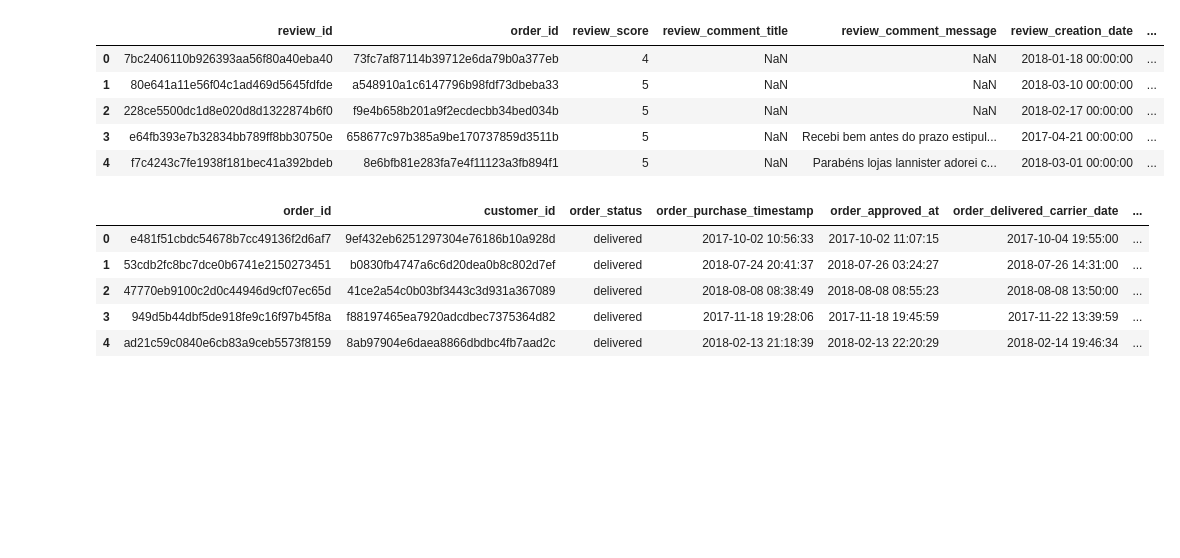
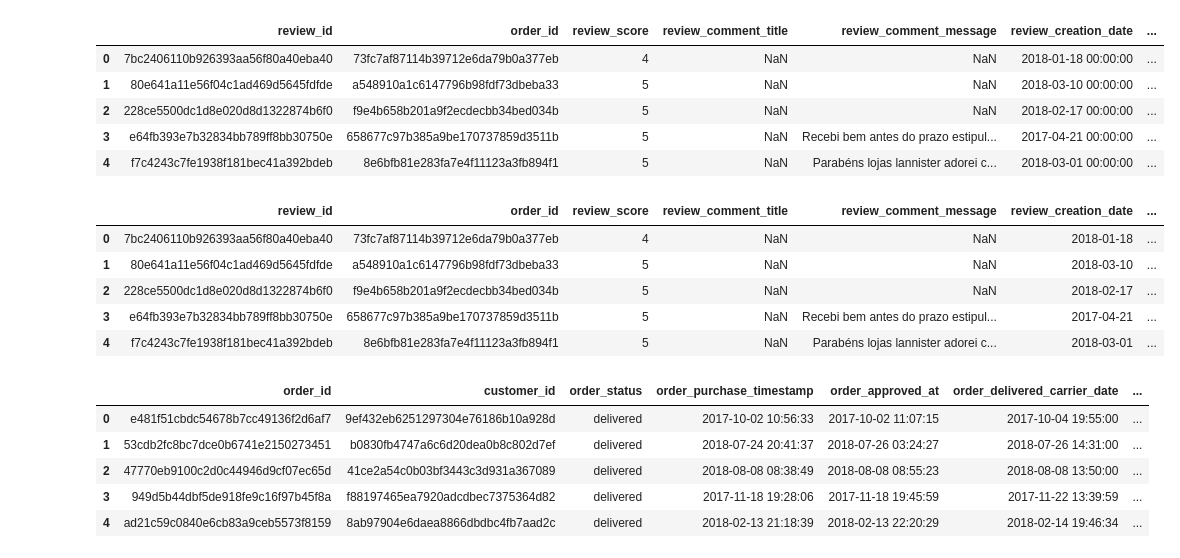
Before and after one commit to garcane/GCP, a Jupyter notebook: main.ipynb, the cells around one changed output. Cells and saved outputs as stored; diff of their text form; code cells hidden in the pictures; blank space fills up the shorter version.

```diff
--- a/main.ipynb
+++ b/main.ipynb
@@ -24,3 +39,11 @@ display(geolocation_dataset.head())
 | 2 | 01046 | -23.546129 | -46.642951 | sao paulo | SP |
 | 3 | 01041 | -23.544392 | -46.639499 | sao paulo | SP |
 | 4 | 01035 | -23.541578 | -46.641607 | sao paulo | SP |
+# %%
+def clean_data(geolocation_dataset):
+    # Capitalize the first character in column: 'geolocation_city'
+    geolocation_dataset['geolocation_city'] = geolocation_dataset['geolocation_city'].str.title()
+    return geolocation_dataset
+
+geolocation_dataset_clean = clean_data(geolocation_dataset.copy())
+geolocation_dataset_clean.head()
@@ -35,3 +65,11 @@ display(order_items_dataset.head())
 | 2 | 000229ec398224ef6ca0657da4fc703e | 1 | c777355d18b72b67abbeef9df44fd0fd | 5b51032eddd242adc84c38acab88f23d | 2018-01-18 14:48:30 | 199.00 | 17.87 |
 | 3 | 00024acbcdf0a6daa1e931b038114c75 | 1 | 7634da152a4610f1595efa32f14722fc | 9d7a1d34a5052409006425275ba1c2b4 | 2018-08-15 10:10:18 | 12.99 | 12.79 |
 | 4 | 00042b26cf59d7ce69dfabb4e55b4fd9 | 1 | ac6c3623068f30de03045865e4e10089 | df560393f3a51e74553ab94004ba5c87 | 2017-02-13 13:57:51 | 199.90 | 18.14 |
+# %%
+def clean_data(order_items_dataset):
+    # Change column type to datetime64[ns] for column: 'shipping_limit_date'
+    order_items_dataset = order_items_dataset.astype({'shipping_limit_date': 'datetime64[ns]'})
+    return order_items_dataset
+
+order_items_dataset_clean = clean_data(order_items_dataset.copy())
+order_items_dataset_clean.head()
@@ -46,3 +91,13 @@ display(order_payments_dataset.head())
 | 2 | 25e8ea4e93396b6fa0d3dd708e76c1bd | 1 | credit_card | 1 | 65.71 |
 | 3 | ba78997921bbcdc1373bb41e913ab953 | 1 | credit_card | 8 | 107.78 |
 | 4 | 42fdf880ba16b47b59251dd489d4441a | 1 | credit_card | 2 | 128.45 |
+# %%
+def clean_data(order_payments_dataset):
+    # Replace underscores with spaces in payment_type
+    order_payments_dataset['payment_type'] = order_payments_dataset['payment_type'].str.replace('_', ' ')
+    # Capitalize the first character in column: 'payment_type'
+    order_payments_dataset['payment_type'] = order_payments_dataset['payment_type'].str.title()
+    return order_payments_dataset
+
+order_payments_dataset_clean = clean_data(order_payments_dataset.copy())
+order_payments_dataset_clean.head()
@@ -57,6 +119,26 @@ display(order_reviews_dataset.head())
 | 2 | 228ce5500dc1d8e020d8d1322874b6f0 | f9e4b658b201a9f2ecdecbb34bed034b | 5 | NaN | NaN | 2018-02-17 00:00:00 | ... |
 | 3 | e64fb393e7b32834bb789ff8bb30750e | 658677c97b385a9be170737859d3511b | 5 | NaN | Recebi bem antes do prazo estipul... | 2017-04-21 00:00:00 | ... |
 | 4 | f7c4243c7fe1938f181bec41a392bdeb | 8e6bfb81e283fa7e4f11123a3fb894f1 | 5 | NaN | Parabéns lojas lannister adorei c... | 2018-03-01 00:00:00 | ... |
+# %%
+def clean_data(order_reviews_dataset):
+    # Capitalize the first character in column: 'review_comment_title'
+    order_reviews_dataset['review_comment_title'] = order_reviews_dataset['review_comment_title'].str.capitalize()
+    # Capitalize the first character in column: 'review_comment_message'
+    order_reviews_dataset['review_comment_message'] = order_reviews_dataset['review_comment_message'].str.capitalize()
+    # Assuming order_reviews_dataset is already defined
+    order_reviews_dataset['review_creation_date'] = pd.to_datetime(order_reviews_dataset['review_creation_date'])
+    order_reviews_dataset['review_answer_timestamp'] = pd.to_datetime(order_reviews_dataset['review_answer_timestamp'])
+    return order_reviews_dataset
+
+order_reviews_dataset_clean = clean_data(order_reviews_dataset.copy())
+order_reviews_dataset_clean.head()
+# %% [output]
+|  | review_id | order_id | review_score | review_comment_title | review_comment_message | review_creation_date | ... |
+| 0 | 7bc2406110b926393aa56f80a40eba40 | 73fc7af87114b39712e6da79b0a377eb | 4 | NaN | NaN | 2018-01-18 | ... |
+| 1 | 80e641a11e56f04c1ad469d5645fdfde | a548910a1c6147796b98fdf73dbeba33 | 5 | NaN | NaN | 2018-03-10 | ... |
+| 2 | 228ce5500dc1d8e020d8d1322874b6f0 | f9e4b658b201a9f2ecdecbb34bed034b | 5 | NaN | NaN | 2018-02-17 | ... |
+| 3 | e64fb393e7b32834bb789ff8bb30750e | 658677c97b385a9be170737859d3511b | 5 | NaN | Recebi bem antes do prazo estipul... | 2017-04-21 | ... |
+| 4 | f7c4243c7fe1938f181bec41a392bdeb | 8e6bfb81e283fa7e4f11123a3fb894f1 | 5 | NaN | Parabéns lojas lannister adorei c... | 2018-03-01 | ... |
 # %%
 
 orders_dataset = pd.read_csv('data/olist_orders_dataset.csv')
```
Also changed, not shown: parts of 8 cells of this notebook.
